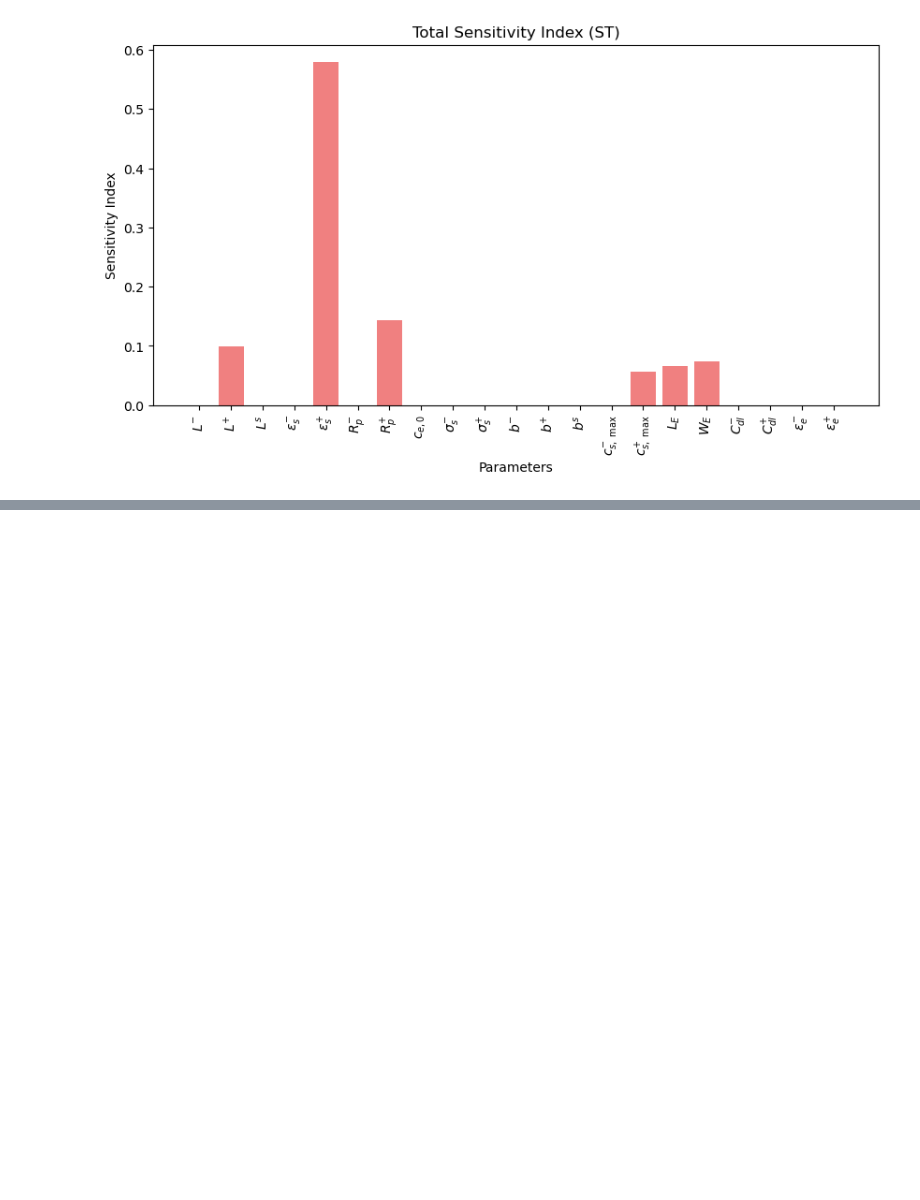
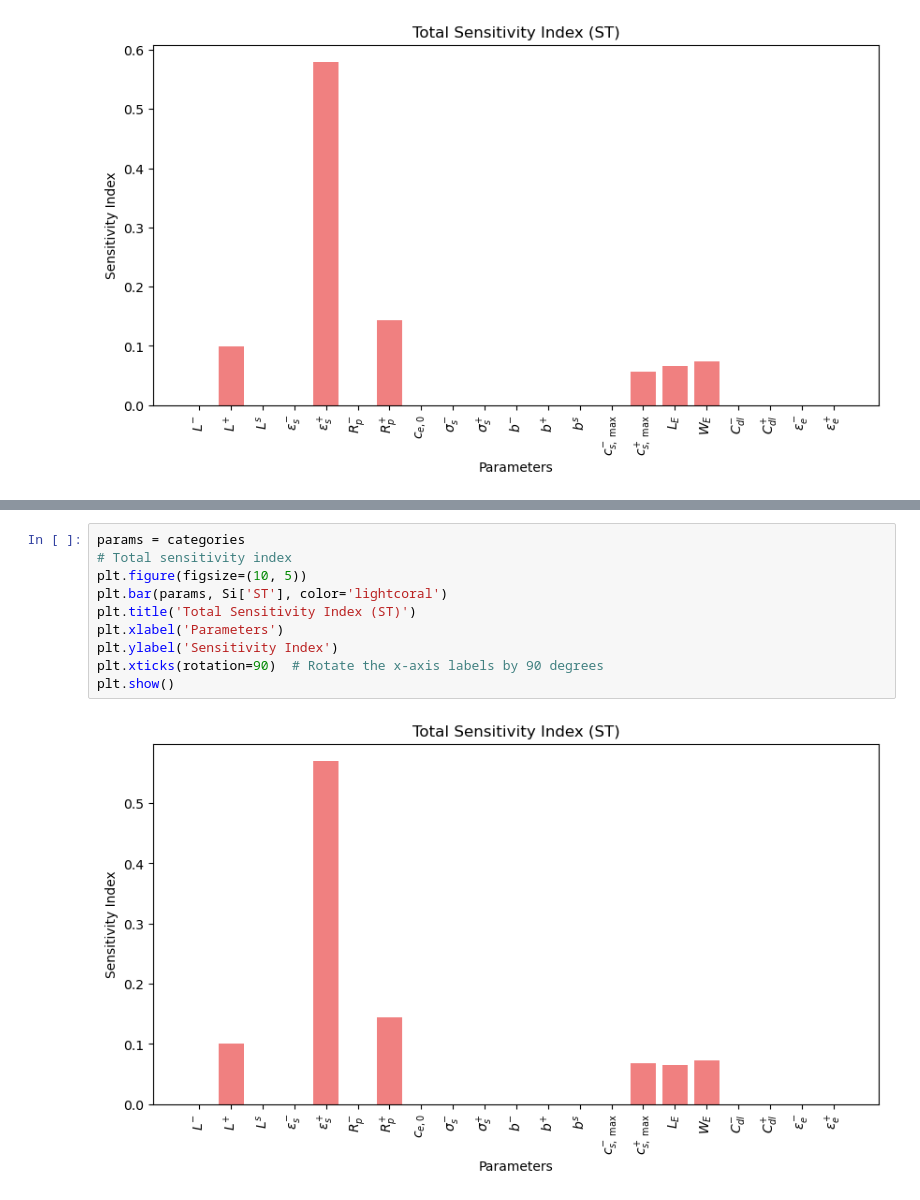
Before and after one commit to JerryOu10124/MA, a Jupyter notebook: sen_1.ipynb, the cells around one changed output, grey strips where cells are left out. Saved outputs shown, nothing was run; the diff lists cells and outputs as text; blank space fills up the shorter version.

```diff
--- a/sen_1.ipynb
+++ b/sen_1.ipynb
@@ -1044,0 +1321,12 @@ Negative electrode Bruggeman coefficient (elect...  3.014358e-12  1.792447e-12
+# %%
+params = categories
+# Total sensitivity index
+plt.figure(figsize=(10, 5))
+plt.bar(params, Si['ST'], color='lightcoral')
+plt.title('Total Sensitivity Index (ST)')
+plt.xlabel('Parameters')
+plt.ylabel('Sensitivity Index')
+plt.xticks(rotation=90)  # Rotate the x-axis labels by 90 degrees
+plt.show()
+# %% [output]
+[figure, added]
```
Also changed, not shown: parts of 3 cells of this notebook.
